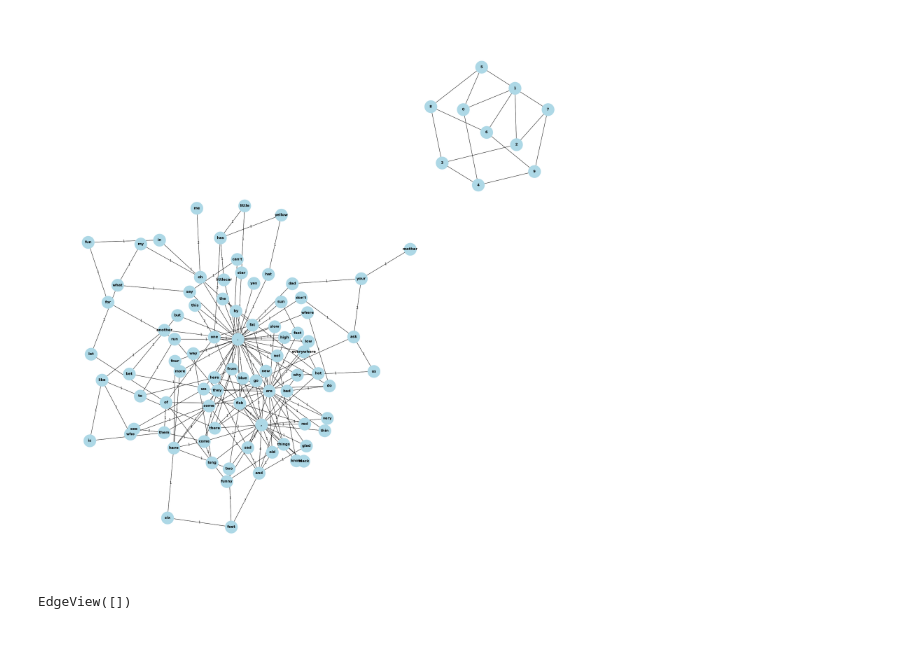
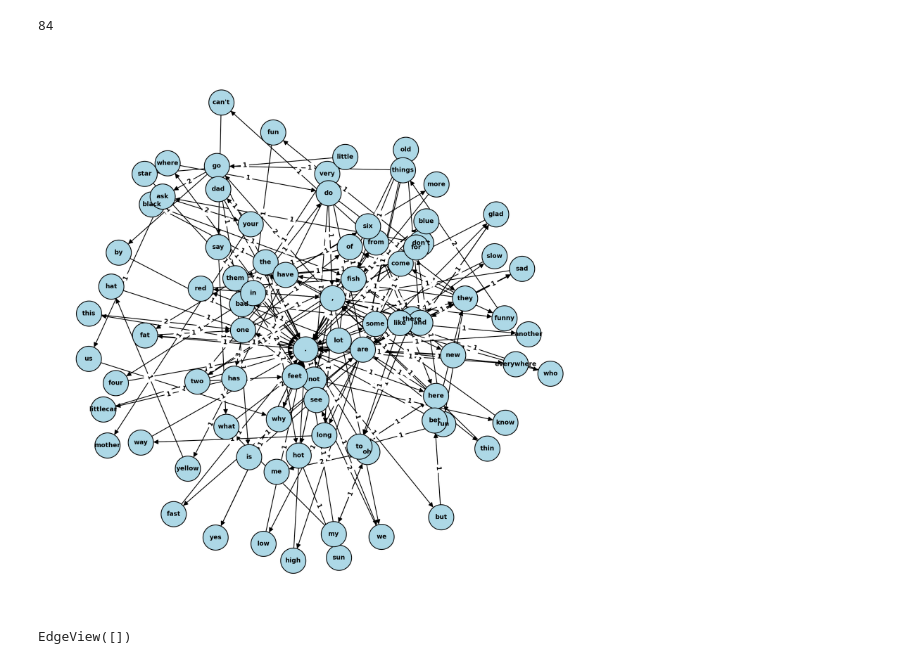
Before and after one commit to BriChavez/seuss_markov, a Jupyter notebook: main.ipynb, the cells around one changed output. Saved outputs shown, nothing was run; the diff lists cells and outputs as text; code cells hidden in the pictures.

Commit message:
finally figured it out. scaling noiw

```diff
--- a/main.ipynb
+++ b/main.ipynb
@@ -45,6 +45,8 @@ import json
 
 # print(json.dumps(seuss_dict, indent=4))
 # %%
+from matplotlib.patches import ArrowStyle
+import networkx.algorithms.bipartite as bipartite
 import seaborn as sns
 import numpy as np
 
@@ -55,61 +57,62 @@ import pydot
 from collections import Counter
 
 
-G = nx.petersen_graph()
+G = nx.DiGraph()
 
 
 
-z = {}
-nodes = ()
-sx = []
+nodes = []
+edges = []
 
 for k, v in seuss_dict.items():
 
+     if k not in nodes:
+        G.add_node(k)
+        nodes.append(k)
 
-
-    for key, value in v.items():
-        sx.append((k, key))
-        G.add_edge(k, key, weight=value)
+        for key, value in v.items():
+                edges.append((k, key))
+                G.add_edge(k, key, weight=value)
 
 # pos = nx.graphviz_layout(G)
 
 # G.margins(4)
-pos = nx.nx_agraph.graphviz_layout(G)
-plt.figure(figsize=(30, 30))
-nx.draw(G, pos,
-        node_size=2200, node_color='lightblue', linewidths=2.5,
-        font_size=14, font_weight='bold', with_labels=True)
+pos = nx.spring_layout(G, k=0.65, scale=2)
+plt.figure(figsize=(32,32))
+# nodes = nx.get_node_attributes(G, sx)
+nx.draw_networkx_nodes(G, pos)
+nx.draw(G, pos, node_size=6500, font_size=20, node_color='lightblue', linewidths=2.5, edgecolors='black', font_weight='bold', with_labels=True)
 labels = nx.get_edge_attributes(G, 'weight')
-nx.draw_networkx_edge_labels(
-    G, pos, font_size=12, edge_labels=labels, rotate=False)
-nx.draw_networkx_edges(G, pos, arrows=True)
+nx.draw_networkx_edges(G, pos, arrows=True, arrowsize=30, node_size=6500, width=2.5)
+nx.draw_networkx_edge_labels(G, pos, edge_labels=labels, font_size=20, font_weight='bold')
 # nx.edge_attr.update(arrowhead='vee', arrowsize='2')
 # print(G)
-
-plt.show()
+print(G.number_of_nodes())
+# plt.show()
 # print(nodes)
 # print(type(nodes))
 # print(edges)
 # df = pd.DataFrame.from_dict(d,orient="index").T
 # G = nx.read_edgelist(seuss_dict)
 # # print(edges)
 #         # print(value)
 
 # # G.edges()
 
 
 # # <matplotlib.figure.Figure object at 0x7f1b65ea5e80>
 # plt.figure(figsize=(20, 14))
 # nx.draw(G, pos=nx.nx_pydot.graphviz_layout(G),
 #         node_size=1200, node_color='lightblue', linewidths=2.0,
 #         font_size=10, font_weight='bold', with_labels=True)
 # # Get current axis:
 # ax = plt.gca()
 # ax.collections[0].set_edgecolor('r')
 # # r : red (can also use #FF0000) | b : black (can also use #000000) | ...
 # plt.show()
 # %% [output]
+84
-[figure, old version]
+[figure, new version]
 # %%
 d = {}
 for k, v in seuss_dict.items():
```
